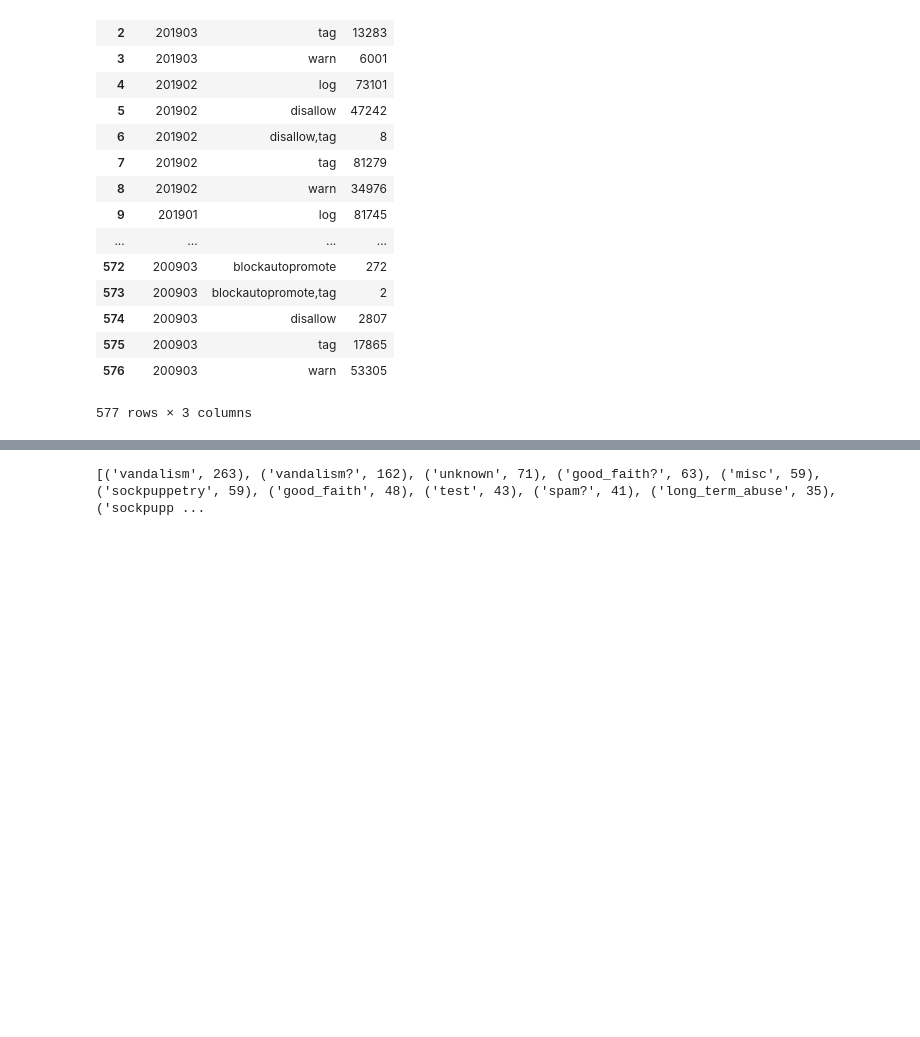
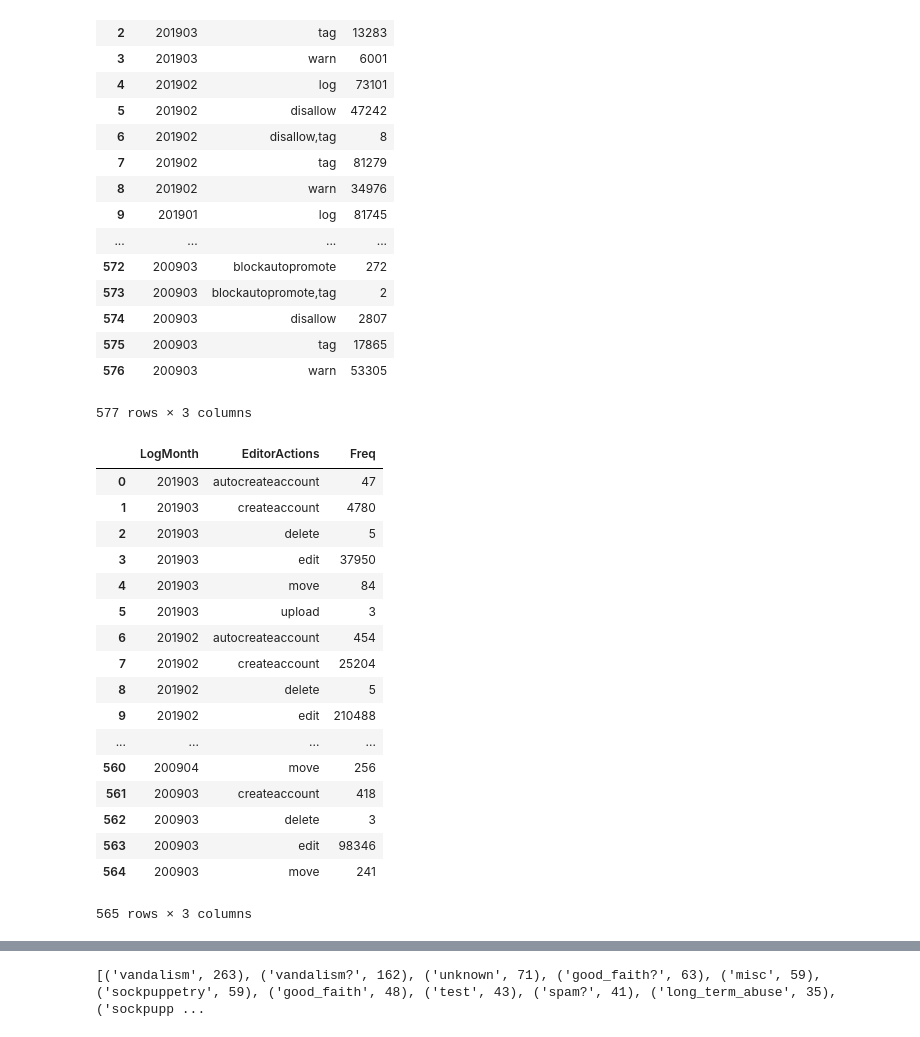
Before and after one commit to lusy/wikifilters, a Jupyter notebook: src/explore.ipynb, the cells around one changed output, grey strips where cells are left out. Cells and saved outputs as stored; diff of their text form; code cells hidden in the pictures; blank space fills up the shorter version.

Commit message:
Explore namespaces, editors actions and tags per year

```diff
--- a/src/explore.ipynb
+++ b/src/explore.ipynb
@@ -175,3 +175,26 @@ df_actions.fillna('log')
 | 575 | 200903 | tag | 17865 |
 | 576 | 200903 | warn | 53305 |
 577 rows × 3 columns
+# %%
+# Which editors' actions triggered a filter
+df_ed_actions = pd.read_csv("quarry-34050-which-actions-triggered-an-abuse-filter-en-wiki-run346498.csv", sep=',')
+df_ed_actions
+# %% [output]
+|  | LogMonth | EditorActions | Freq |
+| 0 | 201903 | autocreateaccount | 47 |
+| 1 | 201903 | createaccount | 4780 |
+| 2 | 201903 | delete | 5 |
+| 3 | 201903 | edit | 37950 |
+| 4 | 201903 | move | 84 |
+| 5 | 201903 | upload | 3 |
+| 6 | 201902 | autocreateaccount | 454 |
+| 7 | 201902 | createaccount | 25204 |
+| 8 | 201902 | delete | 5 |
+| 9 | 201902 | edit | 210488 |
+| ... | ... | ... | ... |
+| 560 | 200904 | move | 256 |
+| 561 | 200903 | createaccount | 418 |
+| 562 | 200903 | delete | 3 |
+| 563 | 200903 | edit | 98346 |
+| 564 | 200903 | move | 241 |
+565 rows × 3 columns
```
Also changed, not shown: parts of 4 cells of this notebook.
